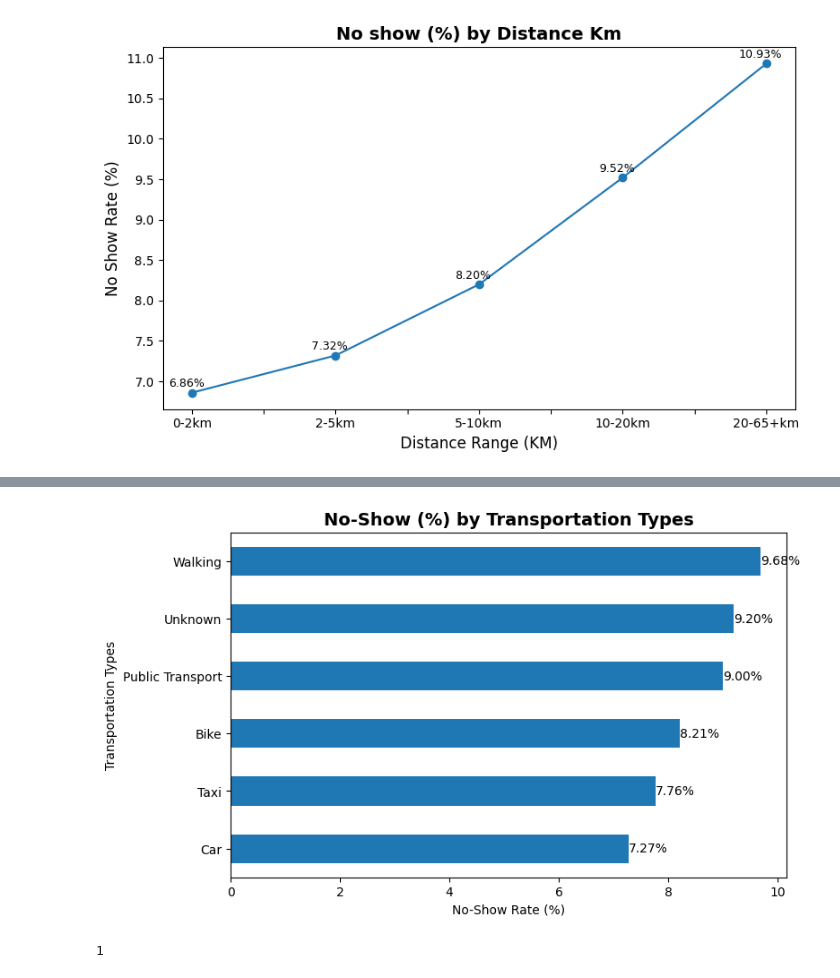
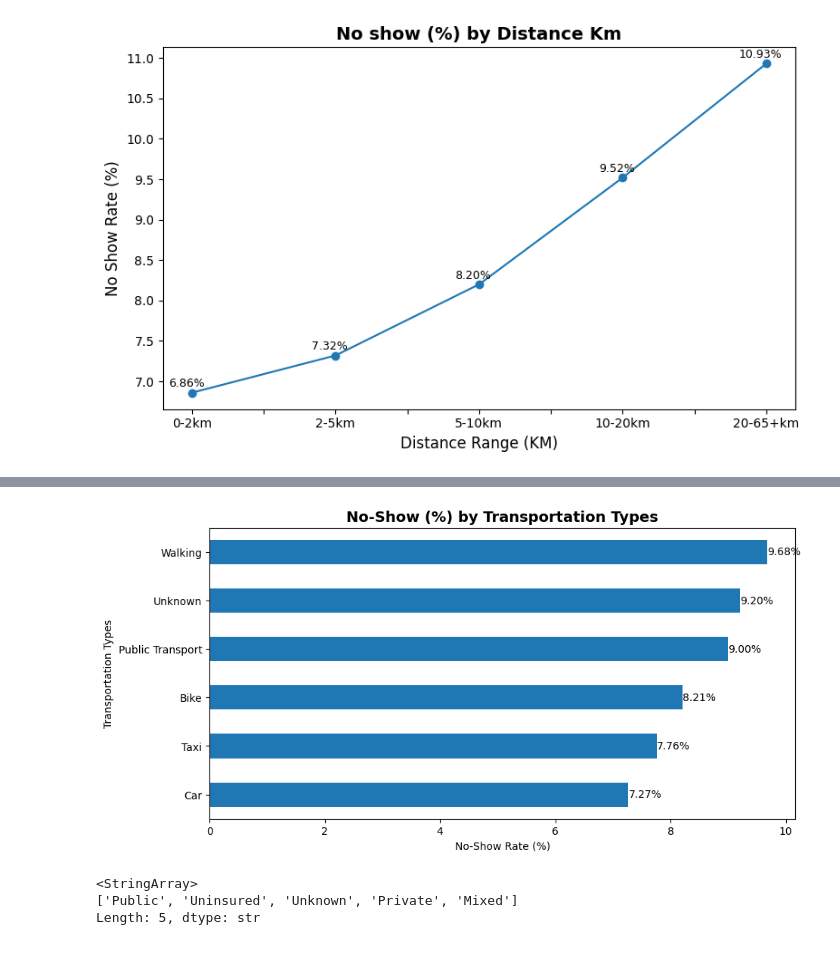
Before and after one commit to akashcstech/Health_Care_No_Show_Data_Analysis, a Jupyter notebook: Data_clean.ipynb, the cells around one changed output, grey strips where cells are left out. Cells and saved outputs as stored; diff of their text form; code cells hidden in the pictures.

Commit message:
No-Show (%) by insurance_types

```diff
--- a/Data_clean.ipynb
+++ b/Data_clean.ipynb
@@ -1670,17 +1659,20 @@ view_ttns
 # %%
 # No-Show (%) by Transportation_types
-ax = ttns['1_pct'].sort_values().plot(kind='barh', figsize=(8,5))
+ax = ttns['1_pct'].sort_values().plot(kind='barh', figsize=(10,5))
 
 for container in ax.containers:
     plt.bar_label(container, fmt="%.2f%%" )
 
 plt.title('No-Show (%) by Transportation Types', fontsize=14, fontweight='bold')
 plt.xlabel('No-Show Rate (%)')
 plt.ylabel('Transportation Types')
 plt.show()
 # %% [output]
-[figure, old version]
+[figure, new version]
-# %%
-1
-# %% [output]
-1
+# %%
+# insurance_type_vs_no_show
+cdf['insurance_type'].unique()
+# %% [output]
+<StringArray>
+['Public', 'Uninsured', 'Unknown', 'Private', 'Mixed']
+Length: 5, dtype: str
```
Also changed, not shown: parts of 4 cells of this notebook, 1 other file.
